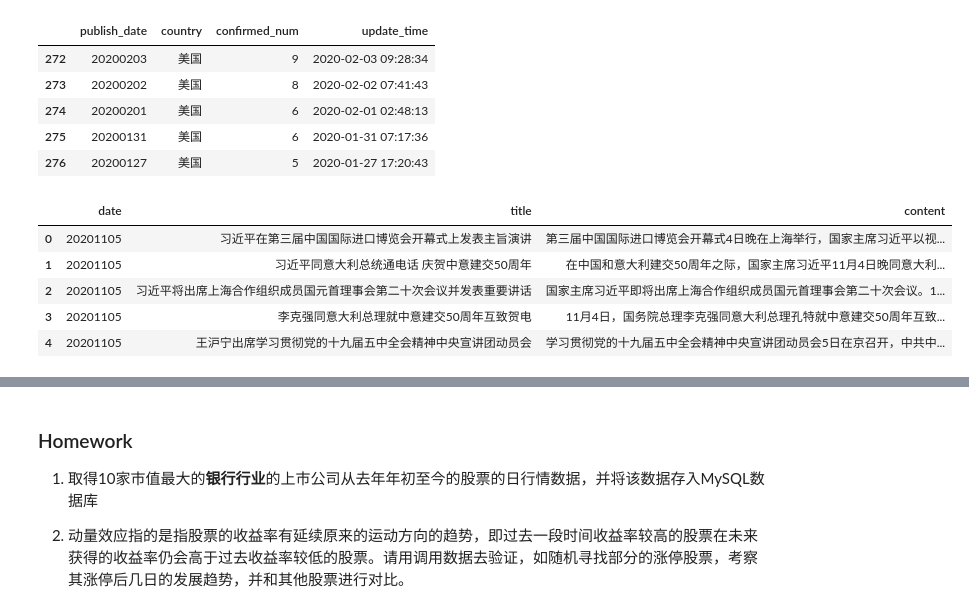
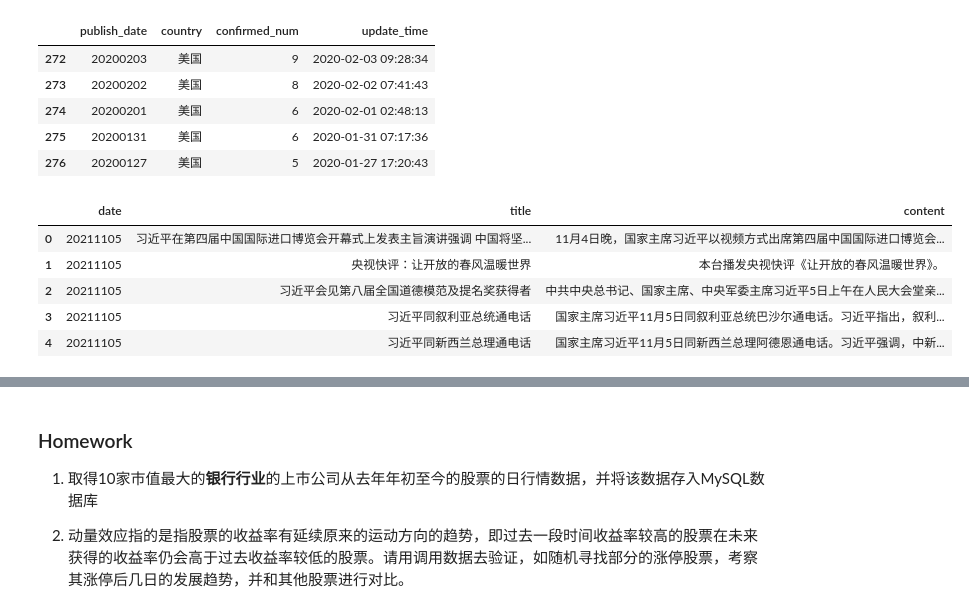
Before and after one commit to xinihe/jrxy_python_course, a Jupyter notebook: DataSession/API_and_Data_Retrieval.ipynb, the cells around one changed output, grey strips where cells are left out. Cells and saved outputs as stored; diff of their text form; code cells hidden in the pictures.

```diff
--- a/DataSession/API_and_Data_Retrieval.ipynb
+++ b/DataSession/API_and_Data_Retrieval.ipynb
@@ -200,8 +194,9 @@ for r in res:
 tushare.pro
 # %%
 import tushare as ts
+import getpass
 
-tushare_token = '1c8b06446534ae510c8c68e38fc248b99f89ac3814cb55645ae2be72'  # 请在 tushare.pro 网站注册并且告知学生身份，可以取得你的token
+tushare_token = getpass.getpass('Please input the token: ')  # 请在 tushare.pro 网站注册并且告知学生身份，可以取得你的token
 pro = ts.pro_api(tushare_token)
 
 
@@ -235,13 +231,13 @@ df.tail()
 | 275 | 20200131 | 美国 | 6 | 2020-01-31 07:17:36 |
 | 276 | 20200127 | 美国 | 5 | 2020-01-27 17:20:43 |
 # %%
-df = pro.cctv_news(date='20201105')
+df = pro.cctv_news(date='20211105')
 df.head()
 # %% [output]
 |  | date | title | content |
-| 0 | 20201105 | 习近平在第三届中国国际进口博览会开幕式上发表主旨演讲 | 第三届中国国际进口博览会开幕式4日晚在上海举行，国家主席习近平以视... |
-| 1 | 20201105 | 习近平同意大利总统通电话 庆贺中意建交50周年 | 在中国和意大利建交50周年之际，国家主席习近平11月4日晚同意大利... |
-| 2 | 20201105 | 习近平将出席上海合作组织成员国元首理事会第二十次会议并发表重要讲话 | 国家主席习近平即将出席上海合作组织成员国元首理事会第二十次会议。1... |
-| 3 | 20201105 | 李克强同意大利总理就中意建交50周年互致贺电 | 11月4日，国务院总理李克强同意大利总理孔特就中意建交50周年互致... |
-| 4 | 20201105 | 王沪宁出席学习贯彻党的十九届五中全会精神中央宣讲团动员会 | 学习贯彻党的十九届五中全会精神中央宣讲团动员会5日在京召开，中共中... |
+| 0 | 20211105 | 习近平在第四届中国国际进口博览会开幕式上发表主旨演讲强调 中国将坚... | 11月4日晚，国家主席习近平以视频方式出席第四届中国国际进口博览会... |
+| 1 | 20211105 | 央视快评：让开放的春风温暖世界 | 本台播发央视快评《让开放的春风温暖世界》。 |
+| 2 | 20211105 | 习近平会见第八届全国道德模范及提名奖获得者 | 中共中央总书记、国家主席、中央军委主席习近平5日上午在人民大会堂亲... |
+| 3 | 20211105 | 习近平同叙利亚总统通电话 | 国家主席习近平11月5日同叙利亚总统巴沙尔通电话。习近平指出，叙利... |
+| 4 | 20211105 | 习近平同新西兰总理通电话 | 国家主席习近平11月5日同新西兰总理阿德恩通电话。习近平强调，中新... |
 # %%
```
Also changed, not shown: parts of 9 cells of this notebook.
